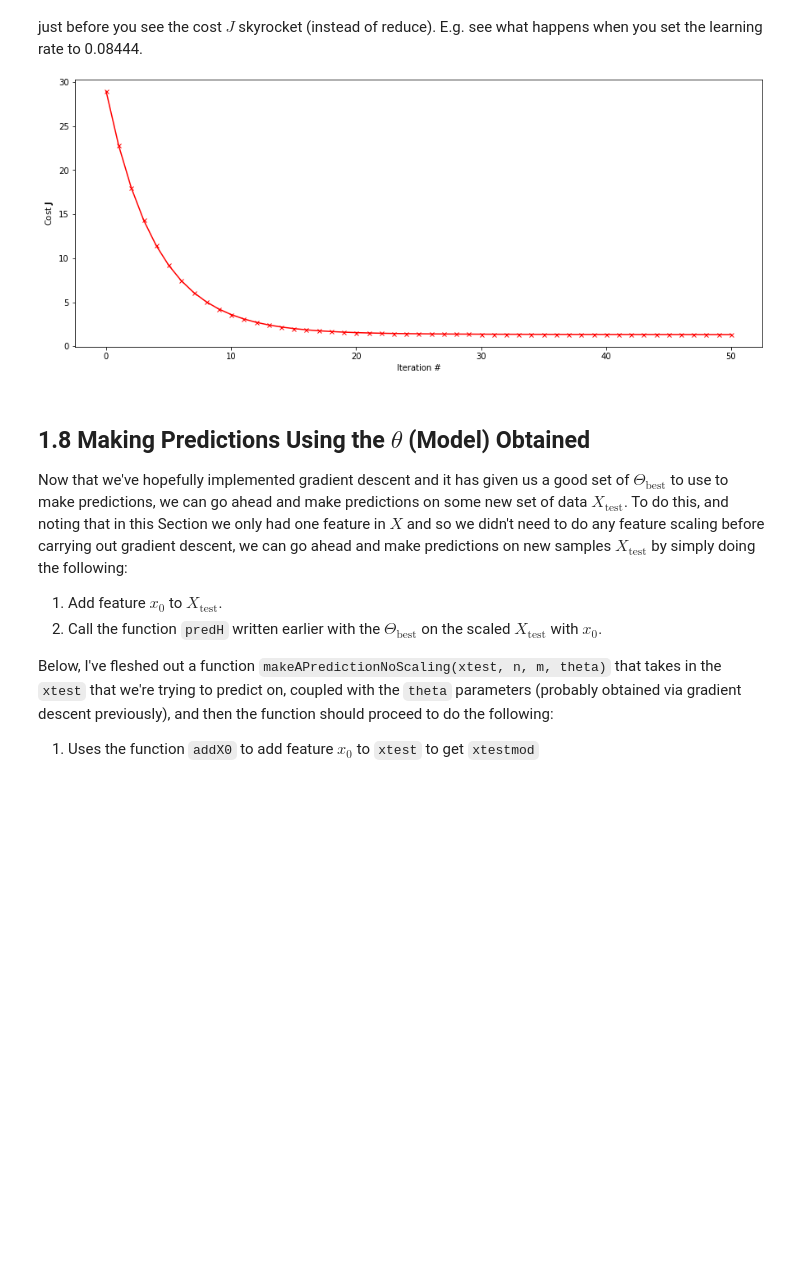
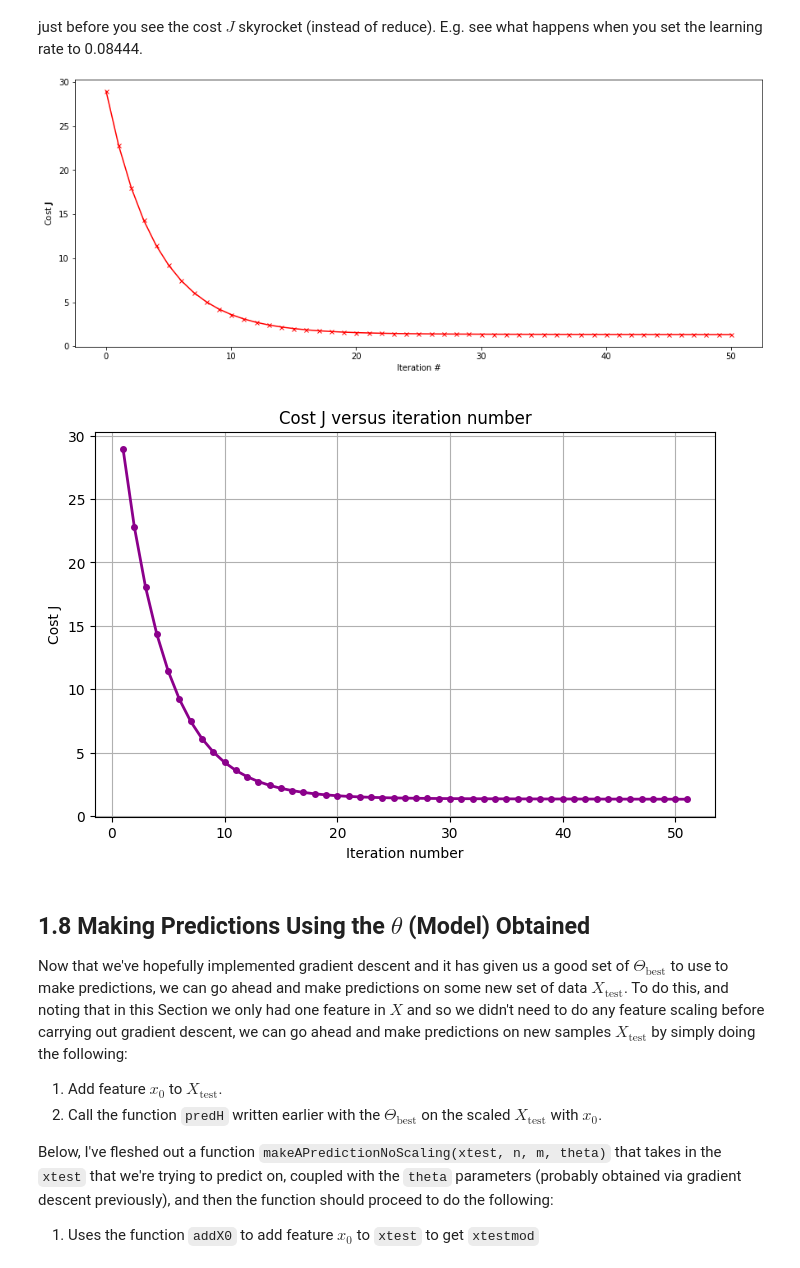
Before and after one commit to ruvarashecodes/Machine-Learning, a Jupyter notebook: CSC312 - Assignment 1 - Linear Regression_ex.ipynb, the cells around one changed output. Drawn from its saved outputs; the diff is of its cells as text; code cells hidden in the pictures; blank space fills up the shorter version.

```diff
--- a/CSC312 - Assignment 1 - Linear Regression_ex.ipynb
+++ b/CSC312 - Assignment 1 - Linear Regression_ex.ipynb
@@ -422,7 +552,8 @@ def addX0(x,m):
     xmod = 0 #You will need to set this correctly below
 
     #Fill in below
-
+    x0 = np.ones((m,1))
+    xmod = np.hstack((x0,x))
 
     #Stop filling in here
 
@@ -510,7 +663,9 @@ def getCost(theta, x, y, m):
 
     cost = 0
     #Fill in below - set cost correctly
-
+    costCalc = (x@theta) - y
+    costCalcSqr = costCalc.T@costCalc
+    cost = (1/(2*m)) * costCalcSqr[0,0]
     #Stop filling in here
 
     return cost#the cost as a single scalaar value and NOT an array (containing a single value)
@@ -621,6 +794,7 @@ def gradDesc(theta, x, y, m, k_iters, lr):
 
     #FILL IN Your code here: make a call to the Iterative Cost Function to get the cost:
     costJ = 0 #Set this
+    costJ = getCost(theta, x, y, m)
     #STOP FILLING IN here
 
     J_hist.append(costJ)
@@ -629,12 +803,12 @@ def gradDesc(theta, x, y, m, k_iters, lr):
 
 
         #FILL IN Your code below - but there shouldn't be a loop in here
-
+        theta = theta -((lr/m) * (x.T@(x@theta - y)))
         #STOP FILLING IN here
 
         #FILL IN Your code below: make a call to the Iterative Cost Function to get the cost:
         costJ = 0 #Set this
-
+        costJ = getCost(theta, x, y, m)
         #STOP FILLING IN here
 
         J_hist.append(costJ)
@@ -691,20 +889,31 @@ To check that you're correct, given a learning rate of 0.005 and only 50 iterati
 # %%
 #Don't remove or modify the two lines below
 THETA = np.array([[0],[0]]) #Creates a 2x1 column vector of zeros
 RETJHIST, RETTHETA = gradDesc(THETA, XMOD, Y, M, 50, 0.005)  #Don't remove this, but feel free to change the learning rate
 
 
 #Fill in below Import any libraries you may need for plotting inside the function here
-
+import matplotlib.pyplot as plt
 #Stop filling in here
 
 
 def plotCostJ(jhist):
     #Fill in below
+    #Fill in below
+    plt.figure(figsize=(8, 5))
+    plt.plot(range(1, len(jhist) + 1), jhist, linewidth=2, marker='o', markersize=4, color="darkmagenta")
+    plt.xlabel("Iteration number")
+    plt.ylabel("Cost J")
+    plt.title("Cost J versus iteration number")
+    plt.grid(True)
+    plt.show()
+
     #Stop filling in here
     return
 
 plotCostJ(RETJHIST)
+# %% [output]
+[figure, added]
 # %% [markdown]
 ## 1.8 Making Predictions Using the $\theta$ (Model) Obtained
 
```
Also changed, not shown: parts of 56 cells of this notebook.
